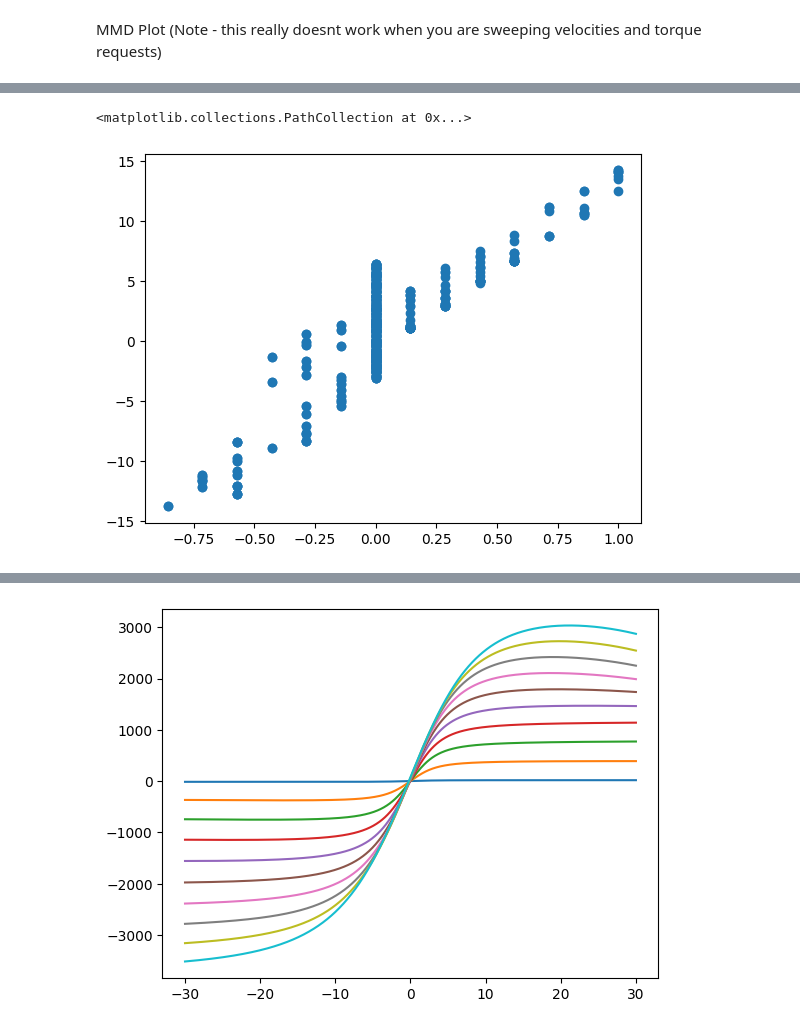
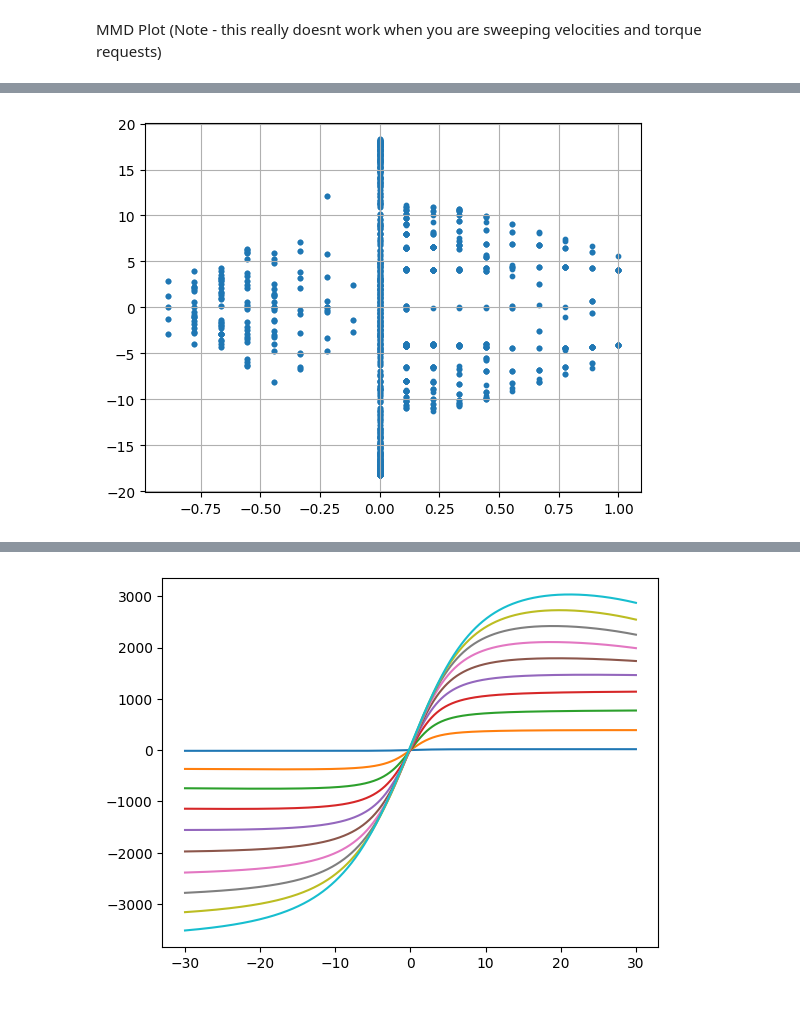
Before and after one commit to LonghornRacingElectric/magic_moment_method, a Jupyter notebook: analysis/MMM_plotter.ipynb, the cells around one changed output, grey strips where cells are left out. Saved outputs shown, nothing was run; the diff lists cells and outputs as text; code cells hidden in the pictures.

```diff
--- a/analysis/MMM_plotter.ipynb
+++ b/analysis/MMM_plotter.ipynb
@@ -67,7 +107,7 @@ plt.grid()
 # %%
-plt.scatter(df["torque_request"], df["vehicle_accelerations_NTB_0"])
+plt.scatter(df["torque_request"], df["vehicle_accelerations_NTB_1"], s=10)
+plt.grid()
 # %% [output]
-<matplotlib.collections.PathCollection at 0x...>
-[figure, old version]
+[figure, new version]
 # %%
 fig, axs = plt.subplots(1,3,figsize=(16, 6), dpi=80)
```
Also changed, not shown: parts of 15 cells of this notebook, 5 other files.
